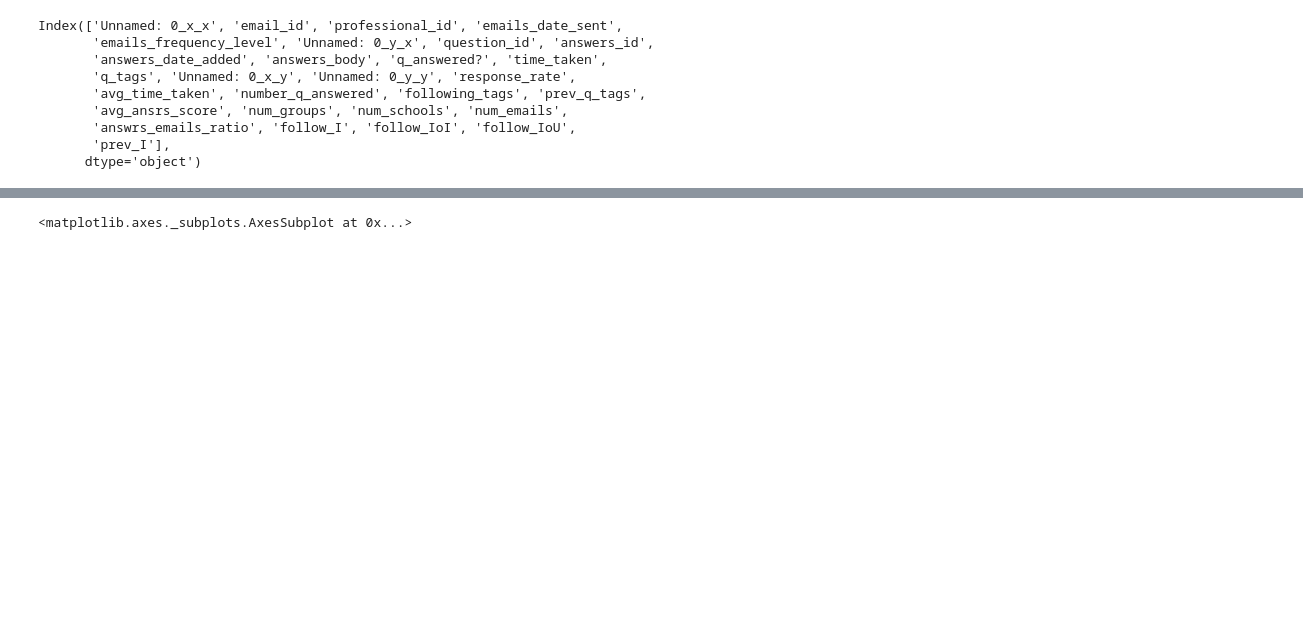
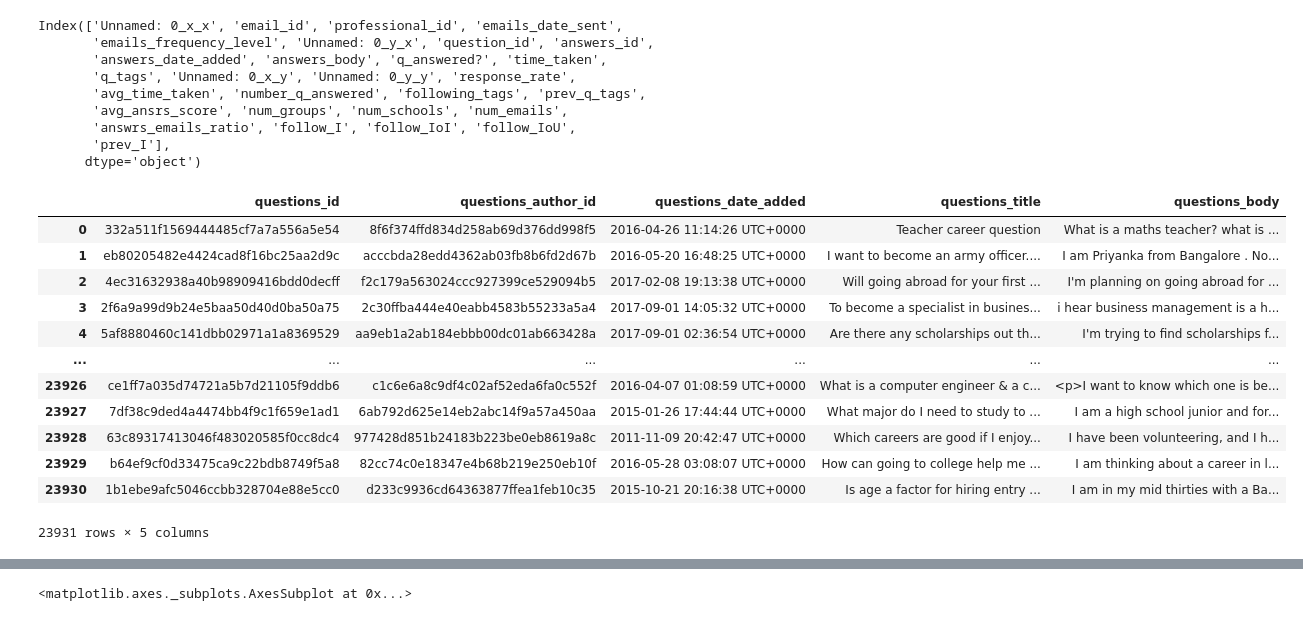
Before and after one commit to jccf12/career_village_challenge, a Jupyter notebook: Data_prep_and_model.ipynb, the cells around one changed output, grey strips where cells are left out. Saved outputs shown, nothing was run; the diff lists cells and outputs as text; code cells hidden in the pictures; blank space fills up the shorter version.

```diff
--- a/Data_prep_and_model.ipynb
+++ b/Data_prep_and_model.ipynb
@@ -215,3 +215,19 @@ Index(['Unnamed: 0_x_x', 'email_id', 'professional_id', 'emails_date_sent',
 # %%
 model_dataset1 = model_dataset.drop(columns = ["email_id", "emails_date_sent", "answers_id", "answers_date_added", "answers_body", "time_taken",
                               "Unnamed: 0_x_x","Unnamed: 0_x_y","Unnamed: 0_y_x","Unnamed: 0_y_y"])
+# %%
+questions
+# %% [output]
+|  | questions_id | questions_author_id | questions_date_added | questions_title | questions_body |
+| 0 | 332a511f1569444485cf7a7a556a5e54 | 8f6f374ffd834d258ab69d376dd998f5 | 2016-04-26 11:14:26 UTC+0000 | Teacher career question | What is a maths teacher? what is ... |
+| 1 | eb80205482e4424cad8f16bc25aa2d9c | acccbda28edd4362ab03fb8b6fd2d67b | 2016-05-20 16:48:25 UTC+0000 | I want to become an army officer.... | I am Priyanka from Bangalore . No... |
+| 2 | 4ec31632938a40b98909416bdd0decff | f2c179a563024ccc927399ce529094b5 | 2017-02-08 19:13:38 UTC+0000 | Will going abroad for your first ... | I'm planning on going abroad for ... |
+| 3 | 2f6a9a99d9b24e5baa50d40d0ba50a75 | 2c30ffba444e40eabb4583b55233a5a4 | 2017-09-01 14:05:32 UTC+0000 | To become a specialist in busines... | i hear business management is a h... |
+| 4 | 5af8880460c141dbb02971a1a8369529 | aa9eb1a2ab184ebbb00dc01ab663428a | 2017-09-01 02:36:54 UTC+0000 | Are there any scholarships out th... | I'm trying to find scholarships f... |
+| ... | ... | ... | ... | ... | ... |
+| 23926 | ce1ff7a035d74721a5b7d21105f9ddb6 | c1c6e6a8c9df4c02af52eda6fa0c552f | 2016-04-07 01:08:59 UTC+0000 | What is a computer engineer & a c... | <p>I want to know which one is be... |
+| 23927 | 7df38c9ded4a4474bb4f9c1f659e1ad1 | 6ab792d625e14eb2abc14f9a57a450aa | 2015-01-26 17:44:44 UTC+0000 | What major do I need to study to ... | I am a high school junior and for... |
+| 23928 | 63c89317413046f483020585f0cc8dc4 | 977428d851b24183b223be0eb8619a8c | 2011-11-09 20:42:47 UTC+0000 | Which careers are good if I enjoy... | I have been volunteering, and I h... |
+| 23929 | b64ef9cf0d33475ca9c22bdb8749f5a8 | 82cc74c0e18347e4b68b219e250eb10f | 2016-05-28 03:08:07 UTC+0000 | How can going to college help me ... | I am thinking about a career in l... |
+| 23930 | 1b1ebe9afc5046ccbb328704e88e5cc0 | d233c9936cd64363877ffea1feb10c35 | 2015-10-21 20:16:38 UTC+0000 | Is age a factor for hiring entry ... | I am in my mid thirties with a Ba... |
+23931 rows × 5 columns
```
Also changed, not shown: parts of 2 cells of this notebook.
